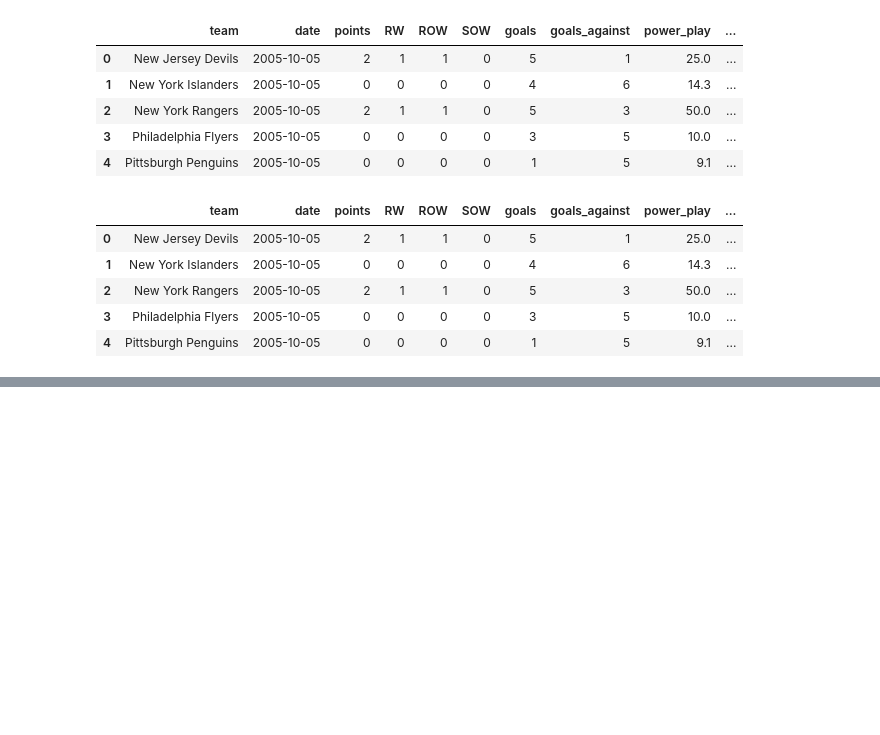
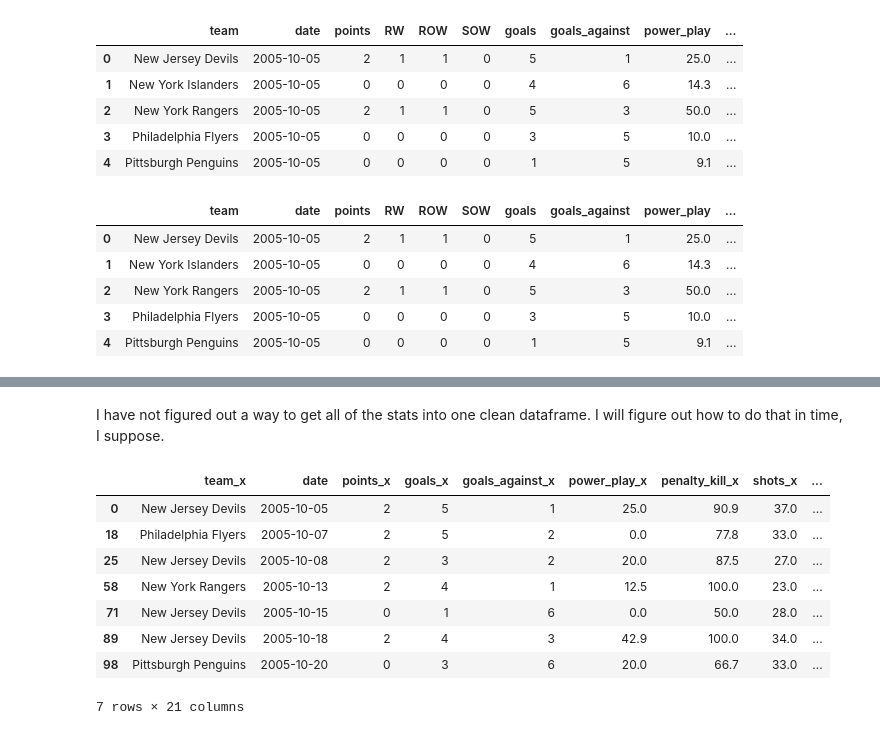
Before and after one commit to cbarger233/NHL-Scores-Predictions, a Jupyter notebook: eda.ipynb, the cells around one changed output, grey strips where cells are left out. Saved outputs shown, nothing was run; the diff lists cells and outputs as text; code cells hidden in the pictures; blank space fills up the shorter version.

```diff
--- a/eda.ipynb
+++ b/eda.ipynb
@@ -105,0 +117,4 @@ df.head()
+# %%
+df_home = df[df['identifier'] == 'vs']
+df_home.drop(columns=['identifier'], inplace=True)
+df_home.head()
@@ -105,0 +132,4 @@ df.head()
+# %%
+df_away = df[df['identifier'] == '@']
+df_away.drop(columns=['identifier'], inplace=True)
+df_away.head()
@@ -105,0 +147,3 @@ df.head()
+# %%
+merged_df = pd.merge(df_home, df_away, how='left', left_on=['date', 'opponent'], right_on=['date', 'team'])
+merged_df.head()
@@ -105,0 +158,2 @@ df.head()
+# %%
+merged_df.drop(columns=['opponent_x', 'opponent_y'], inplace=True)
@@ -105,0 +375,15 @@ df.head()
+# %% [markdown]
+I have not figured out a way to get all of the stats into one clean dataframe. I will figure out how to do that in time, I suppose.
+# %%
+merged_df_test = pd.merge(merged_df, df_devils[['team', 'date', 'rolling_points']], how='left', left_on=['date', 'team_x'], right_on=['date', 'team'])
+merged_df_test[(merged_df_test.team_x == 'New Jersey Devils')  | (merged_df_test.team_y == 'New Jersey Devils')].head(7)
+# %% [output]
+|  | team_x | date | points_x | goals_x | goals_against_x | power_play_x | penalty_kill_x | shots_x | ... |
+| 0 | New Jersey Devils | 2005-10-05 | 2 | 5 | 1 | 25.0 | 90.9 | 37.0 | ... |
+| 18 | Philadelphia Flyers | 2005-10-07 | 2 | 5 | 2 | 0.0 | 77.8 | 33.0 | ... |
+| 25 | New Jersey Devils | 2005-10-08 | 2 | 3 | 2 | 20.0 | 87.5 | 27.0 | ... |
+| 58 | New York Rangers | 2005-10-13 | 2 | 4 | 1 | 12.5 | 100.0 | 23.0 | ... |
+| 71 | New Jersey Devils | 2005-10-15 | 0 | 1 | 6 | 0.0 | 50.0 | 28.0 | ... |
+| 89 | New Jersey Devils | 2005-10-18 | 2 | 4 | 3 | 42.9 | 100.0 | 34.0 | ... |
+| 98 | Pittsburgh Penguins | 2005-10-20 | 0 | 3 | 6 | 20.0 | 66.7 | 33.0 | ... |
+7 rows × 21 columns
```
Also changed, not shown: parts of 8 cells of this notebook.
